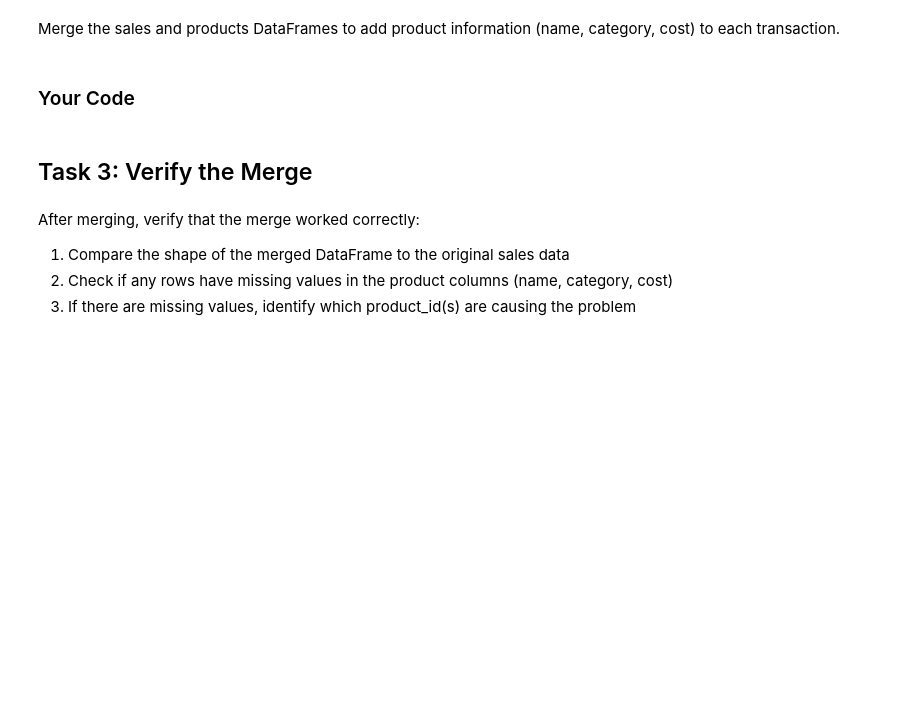
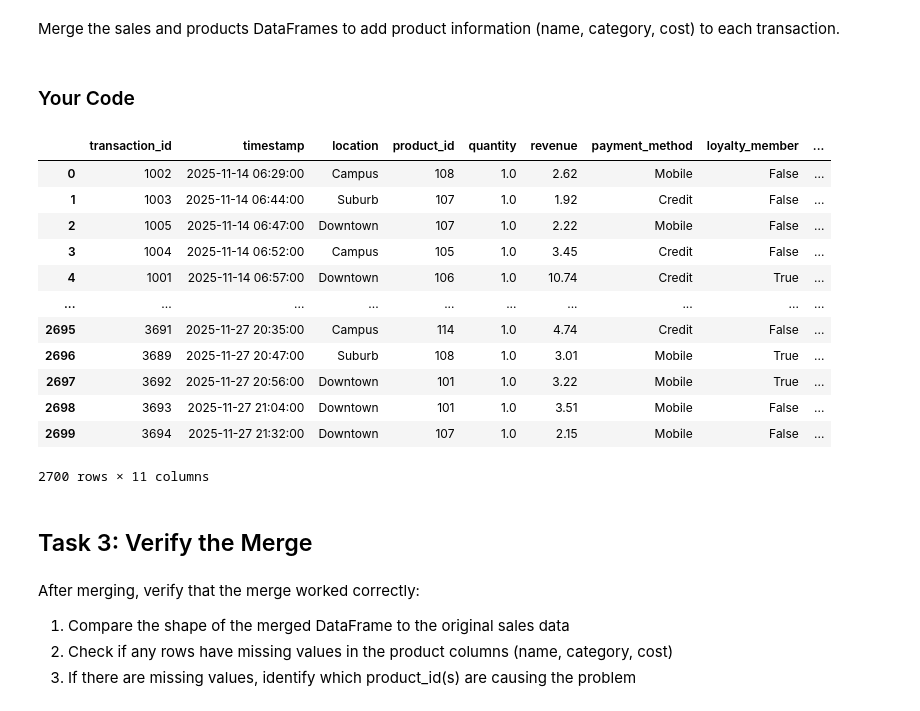
Before and after one commit to opc0002/py4eda-work, a Jupyter notebook: test2b/test_2b.ipynb, the cells around one changed output. Cells and saved outputs as stored; diff of their text form; code cells hidden in the pictures; blank space fills up the shorter version.

```diff
--- a/test2b/test_2b.ipynb
+++ b/test2b/test_2b.ipynb
@@ -150,6 +184,22 @@ Merge the sales and products DataFrames to add product information (name, catego
 ### Your Code
 # %%
 # Task 2: use pd.merge() with appropriate join type
+salesProducts = pd.merge(sales, products, on = "product_id", how = 'left')
+salesProducts
+# %% [output]
+|  | transaction_id | timestamp | location | product_id | quantity | revenue | payment_method | loyalty_member | ... |
+| 0 | 1002 | 2025-11-14 06:29:00 | Campus | 108 | 1.0 | 2.62 | Mobile | False | ... |
+| 1 | 1003 | 2025-11-14 06:44:00 | Suburb | 107 | 1.0 | 1.92 | Credit | False | ... |
+| 2 | 1005 | 2025-11-14 06:47:00 | Downtown | 107 | 1.0 | 2.22 | Mobile | False | ... |
+| 3 | 1004 | 2025-11-14 06:52:00 | Campus | 105 | 1.0 | 3.45 | Credit | False | ... |
+| 4 | 1001 | 2025-11-14 06:57:00 | Downtown | 106 | 1.0 | 10.74 | Credit | True | ... |
+| ... | ... | ... | ... | ... | ... | ... | ... | ... | ... |
+| 2695 | 3691 | 2025-11-27 20:35:00 | Campus | 114 | 1.0 | 4.74 | Credit | False | ... |
+| 2696 | 3689 | 2025-11-27 20:47:00 | Suburb | 108 | 1.0 | 3.01 | Mobile | True | ... |
+| 2697 | 3692 | 2025-11-27 20:56:00 | Downtown | 101 | 1.0 | 3.22 | Mobile | True | ... |
+| 2698 | 3693 | 2025-11-27 21:04:00 | Downtown | 101 | 1.0 | 3.51 | Mobile | False | ... |
+| 2699 | 3694 | 2025-11-27 21:32:00 | Downtown | 107 | 1.0 | 2.15 | Mobile | False | ... |
+2700 rows × 11 columns
 # %% [markdown]
 ## Task 3: Verify the Merge
 # %% [markdown]
```
Also changed, not shown: parts of 6 cells of this notebook.
